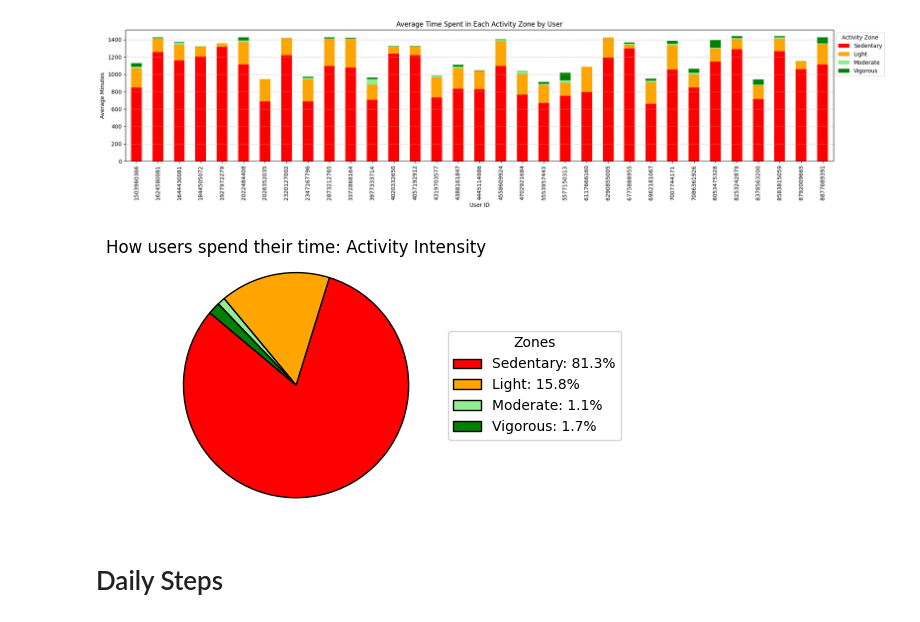
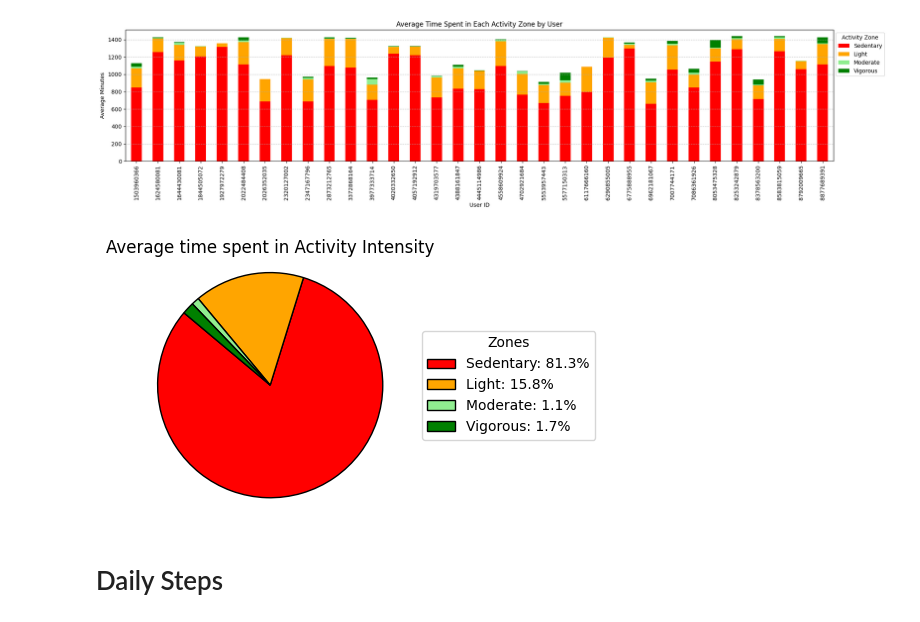
Before and after one commit to koujalgiash/healthcareanalytics101, a Jupyter notebook: kaggle/fitness_trends.ipynb, the cells around one changed output. Saved outputs shown, nothing was run; the diff lists cells and outputs as text; code cells hidden in the pictures.

```diff
--- a/kaggle/fitness_trends.ipynb
+++ b/kaggle/fitness_trends.ipynb
@@ -87,35 +105,35 @@ zone_time = {
 total_minutes = sum(zone_time.values())
 zone_time_percentages = {k: (v / total_minutes) * 100 for k, v in zone_time.items()}
 
 # Labels, values, and colors
 labels = list(zone_time.keys())
 sizes = list(zone_time.values())
 colors = ['red', 'orange', 'lightgreen', 'green']
 
 # Plotting the pie chart
 fig, ax = plt.subplots(figsize=(5, 3))
 wedges, texts = ax.pie(
     sizes,
     colors=colors,
     startangle=140,
     wedgeprops={'edgecolor': 'black'}
 )
 
 # Add legend with percentage labels
 ax.legend(
     wedges,
     [f"{label}: {zone_time_percentages[label]:.1f}%" for label in labels],
     title="Zones",
     loc="center left",
     bbox_to_anchor=(1, 0.5)
 )
 
-plt.title("How users spend their time: Activity Intensity")
+plt.title("Average time spent in Activity Intensity")
 plt.axis('equal')
 plt.tight_layout()
 plt.show()
 # %% [output]
-[figure, old version]
+[figure, new version]
 # %% [markdown]
 # Daily Steps
 # %%
```
Also changed, not shown: parts of 12 cells of this notebook, 7 other files.
